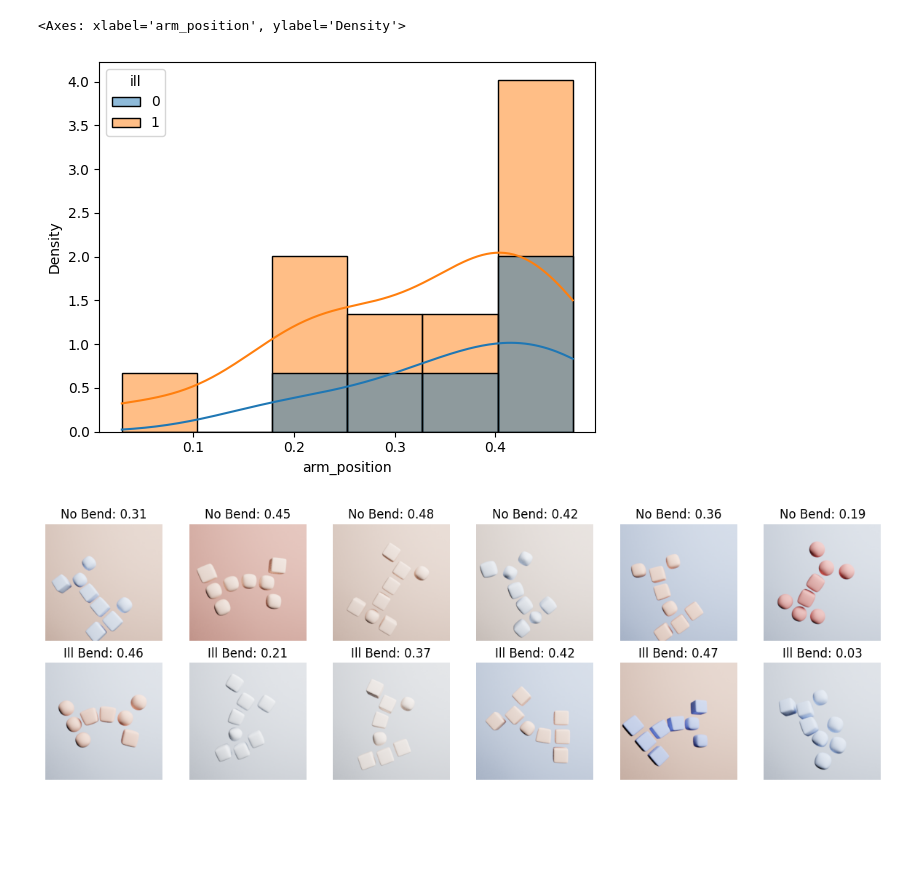
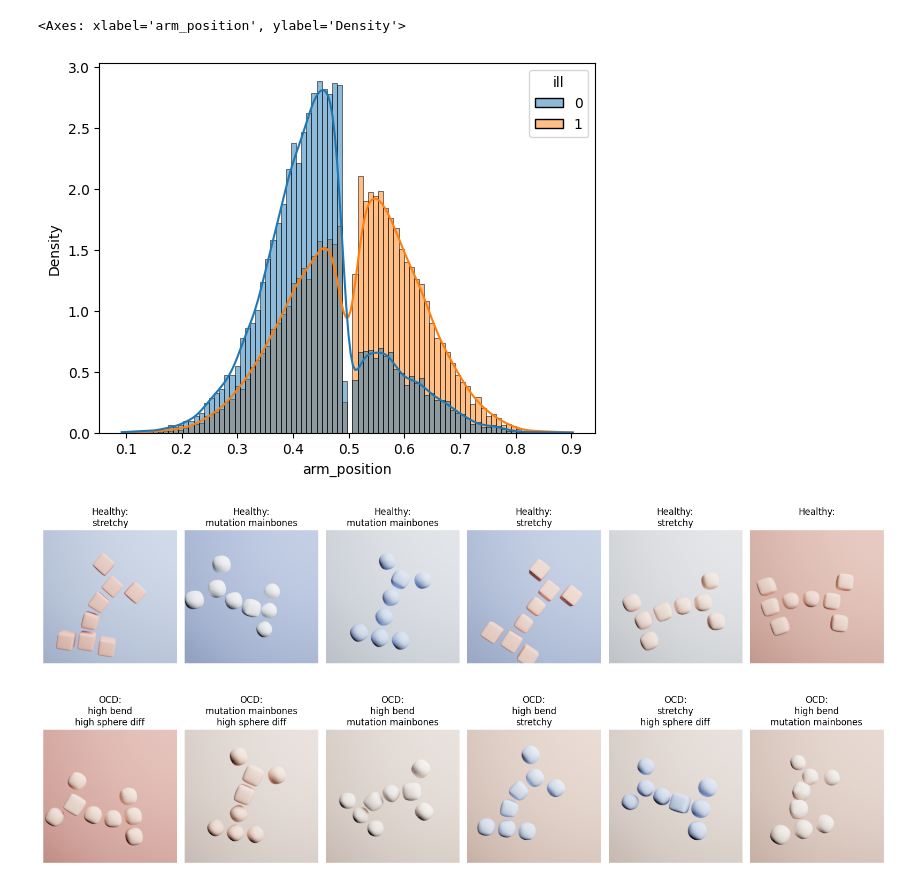
Before and after one commit to davidsjohnson/blockies-haic-dev, a Jupyter notebook: notebooks/parameter_analylsis.ipynb, the cells around one changed output. Drawn from its saved outputs; the diff is of its cells as text; code cells hidden in the pictures; blank space fills up the shorter version.

```diff
--- a/notebooks/parameter_analylsis.ipynb
+++ b/notebooks/parameter_analylsis.ipynb
@@ -17,8 +17,8 @@ def load_dataframe(data_dir, dataset):
 
   return df
 # %%
-data_dir = Path('../blockies_datasets/simple/mutation_only')
-dataset = 'xai'
+data_dir = Path('../blockies_datasets/main_blockies/default')
+dataset = 'train'
 
 df = load_dataframe(data_dir, dataset)
 # %%
@@ -75,7 +70,7 @@ sns.histplot(data=df, x='num_sec_bones', hue='ill', kde=False, discrete=True)
 sns.histplot(data=df, x='arm_position', hue='ill', kde=True, stat='density')
 # %% [output]
 <Axes: xlabel='arm_position', ylabel='Density'>
-[figure, old version]
+[figure, new version]
 # %%
 def load_imgs(paths):
   imgs = []
@@ -91,16 +86,20 @@ ill_samples = df[df.ill == 1].sample(6)
 paths = ill_samples.filename.apply(lambda x: data_dir / dataset / x)
 ill_imgs = load_imgs(paths)
 # %%
-axes = plt.subplots(2, 6, figsize=(12, 4))[1]
+axes = plt.subplots(2, 6, figsize=(16, 8))[1]
 for i, img in enumerate(notill_imgs):
     axes[0, i].imshow(img)
     axes[0, i].axis('off')
-    axes[0, i].set_title(f'No Bend: {notill_samples.iloc[i].arm_position:.2f}')
+    chars = [c.replace('_', ' ') for c in notill_samples.iloc[i].ill_chars]
+    chars = '\n'.join(chars)
+    axes[0, i].set_title(f'Healthy:\n{chars}')
 for i, img in enumerate(ill_imgs):
     axes[1, i].imshow(img)
     axes[1, i].axis('off')
-    axes[1, i].set_title(f'Ill Bend: {ill_samples.iloc[i].arm_position:.2f}')
+    chars = [c.replace('_', ' ') for c in ill_samples.iloc[i].ill_chars]
+    chars = '\n'.join(chars)
+    axes[1, i].set_title(f'OCD:\n{chars}')
 plt.tight_layout()
 plt.show()
 # %% [output]
-[figure, old version]
+[figure, new version]
```
Also changed, not shown: parts of 11 cells of this notebook, 3 other files.
